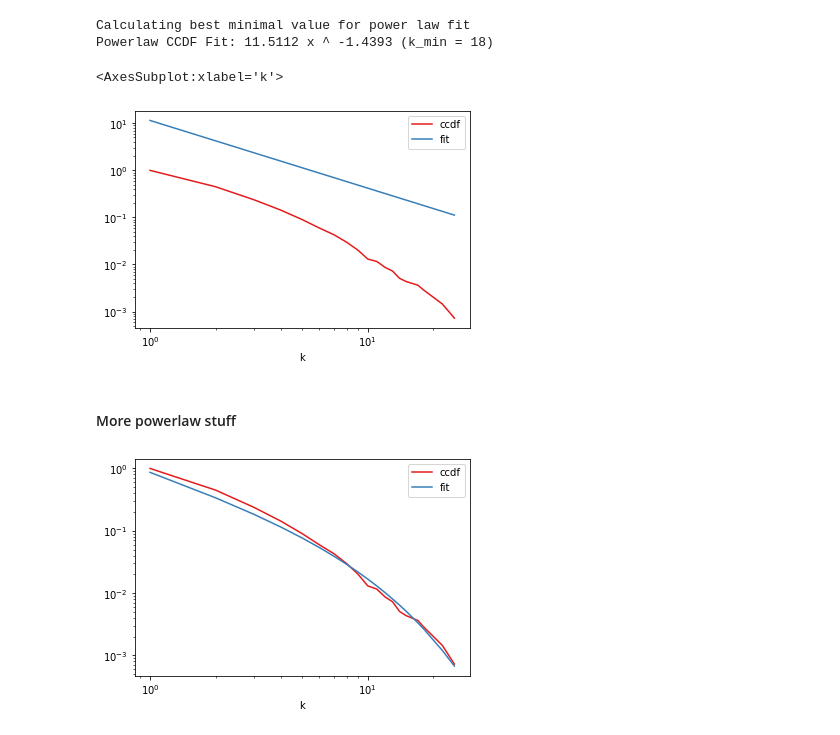
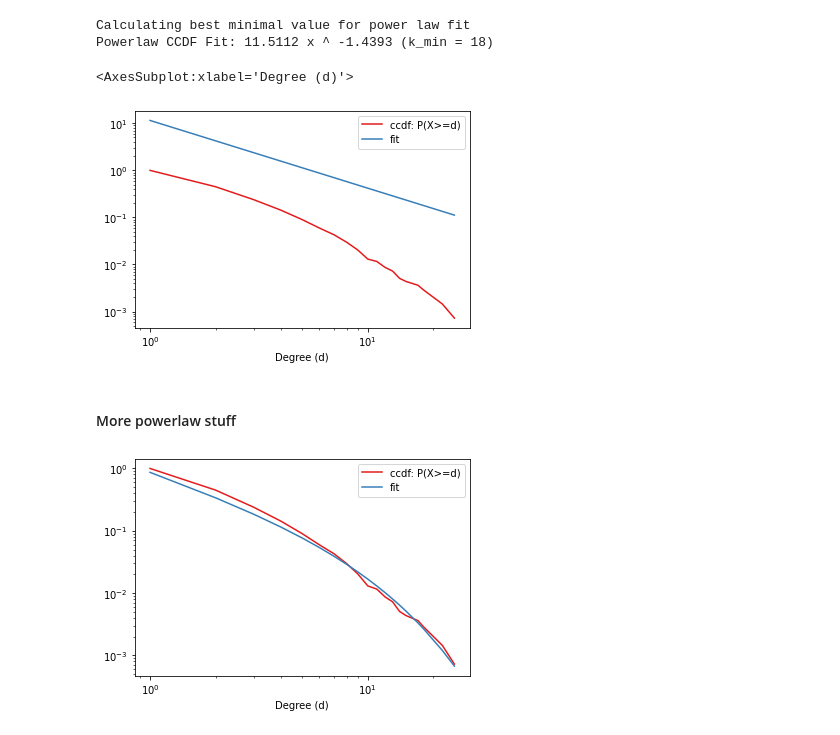
Before and after one commit to dmdequin/CrimeNetworkAnalysis, a Jupyter notebook: Notebooks/DeeNotebook.ipynb, the cells around one changed output. Saved outputs shown, nothing was run; the diff lists cells and outputs as text; code cells hidden in the pictures.

Commit message:
updated figures with correct labels

```diff
--- a/Notebooks/DeeNotebook.ipynb
+++ b/Notebooks/DeeNotebook.ipynb
@@ -262,5 +274,5 @@ print(adjmat_proj_stoc.shape)
 #### Degree distribution in the network
 # %%
 dd = Counter(dict(G.degree).values())
-dd = pd.DataFrame(list(dd.items()), columns = ("k", "count")).sort_values(by = "k")
+dd = pd.DataFrame(list(dd.items()), columns = ("Degree (d)", "Frequency")).sort_values(by = "Degree (d)")
 # %%
@@ -279,8 +291,9 @@ plt.show()
 # %% [markdown]
 #### Cumulative Distribution Function
 # %%
-ccdf = dd.sort_values(by = "k", ascending = False)
-ccdf["cumsum"] = ccdf["count"].cumsum()
-ccdf["ccdf"] = ccdf["cumsum"] / ccdf["count"].sum()
-ccdf = ccdf[["k", "ccdf"]].sort_values(by = "k")
+# Degree distribution
+ccdf = dd.sort_values(by = "Degree (d)", ascending = False)
+ccdf["cumsum"] = ccdf["Frequency"].cumsum()
+ccdf["ccdf: P(X>=d)"] = ccdf["cumsum"] / ccdf["Frequency"].sum()
+ccdf = ccdf[["Degree (d)", "ccdf: P(X>=d)"]].sort_values(by = "Degree (d)")
 # %%
@@ -301,22 +314,22 @@ print("CCDF Fit: %1.4f x ^ %1.4f (R2 = %1.4f, p = %1.4f)" % (10 ** log10intercep
 # %% [output]
 CCDF Fit: 2.4953 x ^ -2.2984 (R2 = 0.9663, p = 0.0000)
 # %%
-results = pl.Fit(ccdf["ccdf"])
-k_min = ccdf[ccdf["ccdf"] == results.power_law.xmin]["k"]
+results = pl.Fit(ccdf["ccdf: P(X>=d)"])
+k_min = ccdf[ccdf["ccdf: P(X>=d)"] == results.power_law.xmin]["Degree (d)"]
 print("Powerlaw CCDF Fit: %1.4f x ^ -%1.4f (k_min = %d)" % (10 ** results.power_law.Kappa, results.power_law.alpha, k_min))
 # %% [output]
 Calculating best minimal value for power law fit
 Powerlaw CCDF Fit: 11.5112 x ^ -1.4393 (k_min = 18)
 # %%
 # Plot the best fit.
-ccdf["fit"] = (10 ** results.power_law.Kappa) * (ccdf["k"] ** -results.power_law.alpha)
+ccdf["fit"] = (10 ** results.power_law.Kappa) * (ccdf["Degree (d)"] ** -results.power_law.alpha)
 ax = plt.gca()
-ccdf.plot(kind = "line", x = "k", y = "ccdf", color = "#e41a1c", loglog = True, ax = ax)
-ccdf.plot(kind = "line", x = "k", y = "fit", color = "#377eb8", loglog = True, ax = ax)
+ccdf.plot(kind = "line", x = "Degree (d)", y = "ccdf: P(X>=d)", color = "#e41a1c", loglog = True, ax = ax)
+ccdf.plot(kind = "line", x = "Degree (d)", y = "fit", color = "#377eb8", loglog = True, ax = ax)
 #plt.savefig("../Report/ccdf_fit.png")
 # %% [output]
-<AxesSubplot:xlabel='k'>
+<AxesSubplot:xlabel='Degree (d)'>
-[figure, old version]
+[figure, new version]
 # %% [markdown]
 #### More powerlaw stuff
 # %%
@@ -332,8 +345,8 @@ ccdf["fit"] = ccdf.apply(lambda x: f(x["k"], popt[0], popt[1]), axis = 1)
 # %%
 ax = plt.gca()
-ccdf.plot(kind = "line", x = "k", y = "ccdf", color = "#e41a1c", loglog = True, ax = ax)
-ccdf.plot(kind = "line", x = "k", y = "fit", color = "#377eb8", loglog = True, ax = ax)
+ccdf.plot(kind = "line", x = "Degree (d)", y = "ccdf: P(X>=d)", color = "#e41a1c", loglog = True, ax = ax)
+ccdf.plot(kind = "line", x = "Degree (d)", y = "fit", color = "#377eb8", loglog = True, ax = ax)
 #plt.savefig("../Report/ccdf_fit.png")
 plt.show()
 # %% [output]
-[figure, old version]
+[figure, new version]
```
Also changed, not shown: parts of 22 cells of this notebook, 1 other file.
